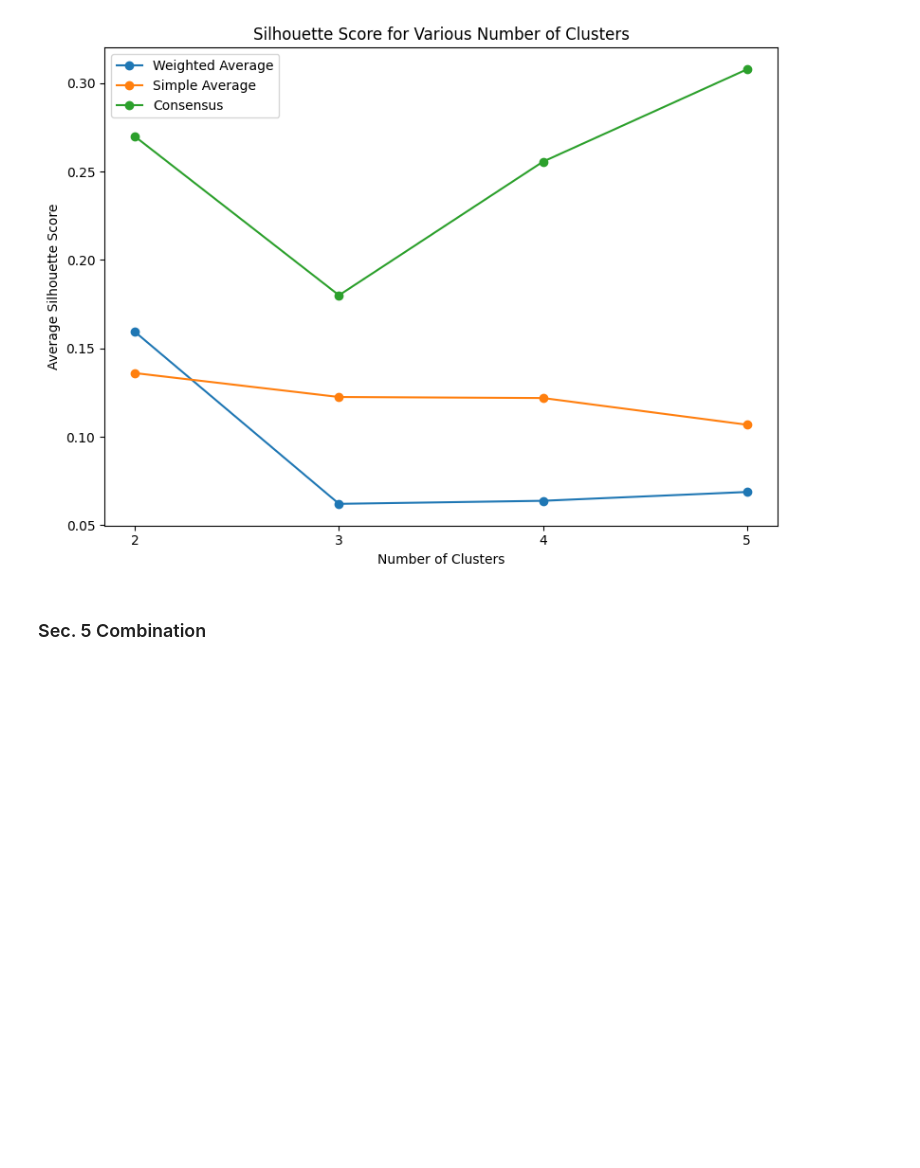
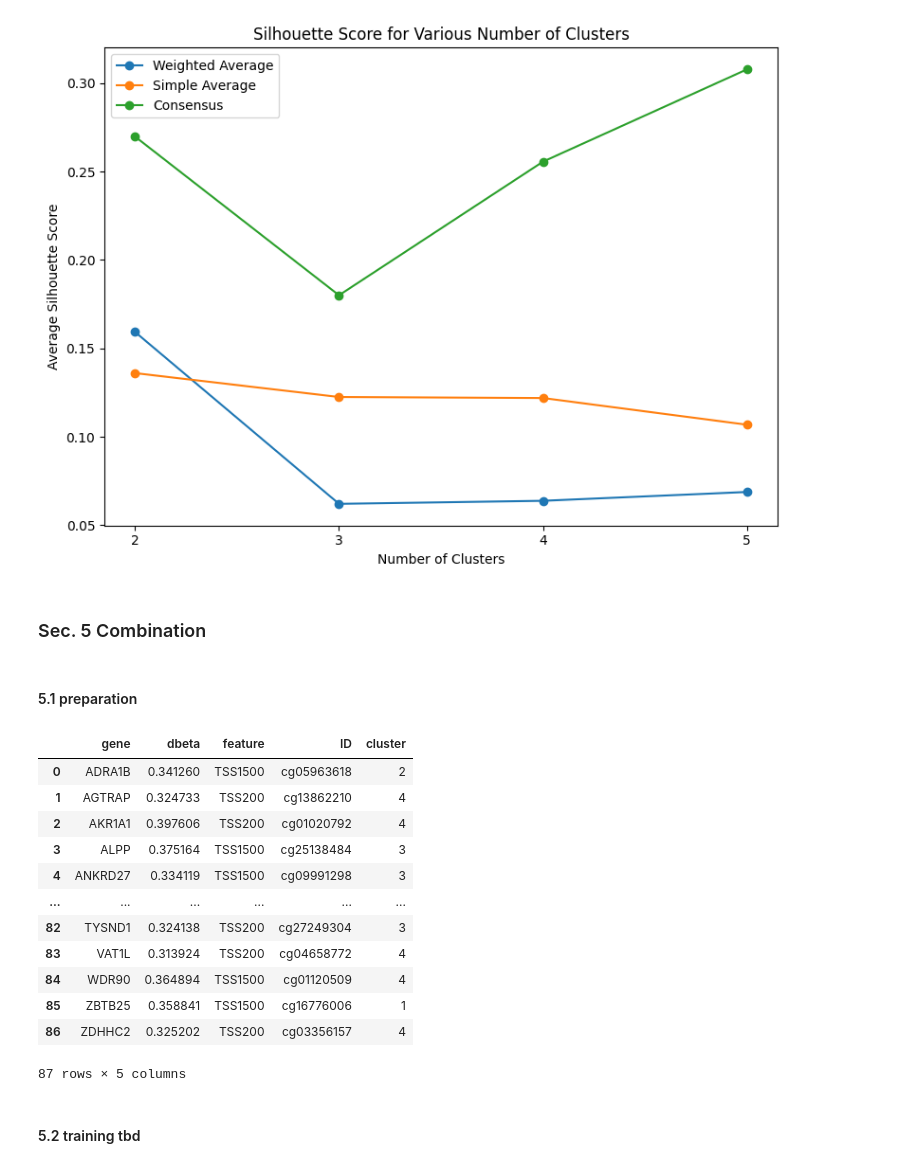
Before and after one commit to BioTechCo/main_project, a Jupyter notebook: notebooks/orange_pipeline_orchestrator.ipynb, the cells around one changed output. Cells and saved outputs as stored; diff of their text form; code cells hidden in the pictures; blank space fills up the shorter version.

```diff
--- a/notebooks/orange_pipeline_orchestrator.ipynb
+++ b/notebooks/orange_pipeline_orchestrator.ipynb
@@ -1146,3 +1182,5 @@ consensus_dbeta.merge(cluster_result_consensus, on="gene").to_csv(
 )
 # %% [markdown]
 ### Sec. 5 Combination
+# %% [markdown]
+#### 5.1 preparation
@@ -1148,0 +1189,18 @@ consensus_dbeta.merge(cluster_result_consensus, on="gene").to_csv(
+# %%
+dbeta_path = config["combination"]["hyper"]["dbeta_file"]
+dbeta = pd.read_csv(f"{trainOutPath}/{dbeta_path}.csv")
+dbeta
+# %% [output]
+|  | gene | dbeta | feature | ID | cluster |
+| 0 | ADRA1B | 0.341260 | TSS1500 | cg05963618 | 2 |
+| 1 | AGTRAP | 0.324733 | TSS200 | cg13862210 | 4 |
+| 2 | AKR1A1 | 0.397606 | TSS200 | cg01020792 | 4 |
+| 3 | ALPP | 0.375164 | TSS1500 | cg25138484 | 3 |
+| 4 | ANKRD27 | 0.334119 | TSS1500 | cg09991298 | 3 |
+| ... | ... | ... | ... | ... | ... |
+| 82 | TYSND1 | 0.324138 | TSS200 | cg27249304 | 3 |
+| 83 | VAT1L | 0.313924 | TSS200 | cg04658772 | 4 |
+| 84 | WDR90 | 0.364894 | TSS1500 | cg01120509 | 4 |
+| 85 | ZBTB25 | 0.358841 | TSS1500 | cg16776006 | 1 |
+| 86 | ZDHHC2 | 0.325202 | TSS200 | cg03356157 | 4 |
+87 rows × 5 columns
@@ -1148,0 +1219,2 @@ consensus_dbeta.merge(cluster_result_consensus, on="gene").to_csv(
+# %% [markdown]
+#### 5.2 training tbd
```
Also changed, not shown: parts of 15 cells of this notebook, 2 other files.
